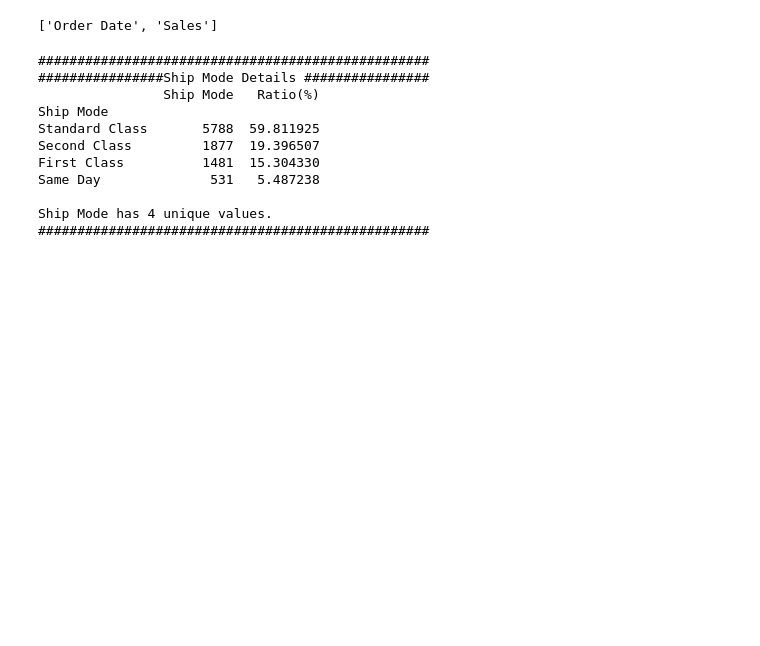
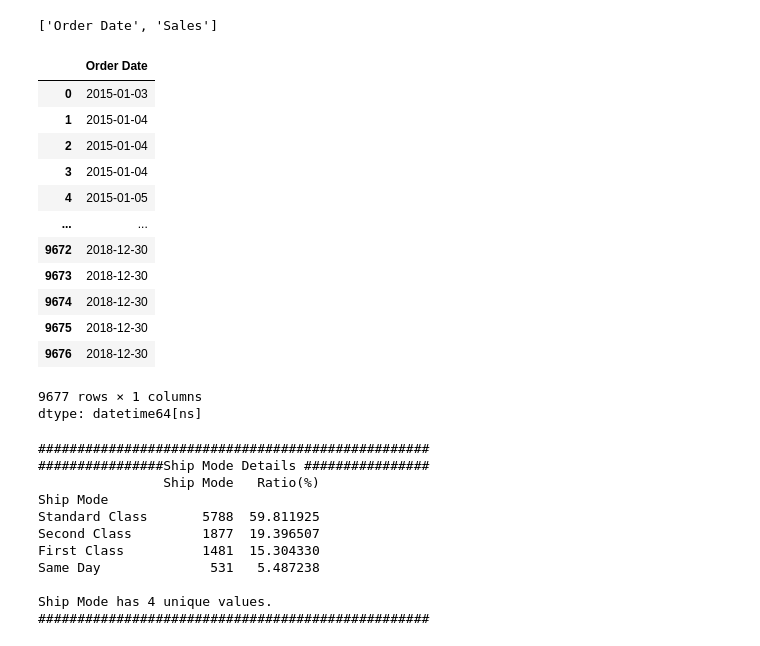
Before and after one commit to sandhrabijoy/Pytorch-and-ML-learning, a Jupyter notebook: ARIMA_SARIMA_&_FBPROPHET.ipynb, the cells around one changed output. Drawn from its saved outputs; the diff is of its cells as text; code cells hidden in the pictures; blank space fills up the shorter version.

```diff
--- a/ARIMA_SARIMA_&_FBPROPHET.ipynb
+++ b/ARIMA_SARIMA_&_FBPROPHET.ipynb
@@ -253,6 +245,23 @@ cat_cols
 num_cols
 # %% [output]
 ['Order Date', 'Sales']
+# %%
+df['Order Date']
+# %% [output]
+|  | Order Date |
+| 0 | 2015-01-03 |
+| 1 | 2015-01-04 |
+| 2 | 2015-01-04 |
+| 3 | 2015-01-04 |
+| 4 | 2015-01-05 |
+| ... | ... |
+| 9672 | 2018-12-30 |
+| 9673 | 2018-12-30 |
+| 9674 | 2018-12-30 |
+| 9675 | 2018-12-30 |
+| 9676 | 2018-12-30 |
+9677 rows × 1 columns
+dtype: datetime64[ns]
 # %%
 def cat_details(dataframe,col_name, plot=False):
   #Count and ration of unique values
```
Also changed, not shown: parts of 5 cells of this notebook.
